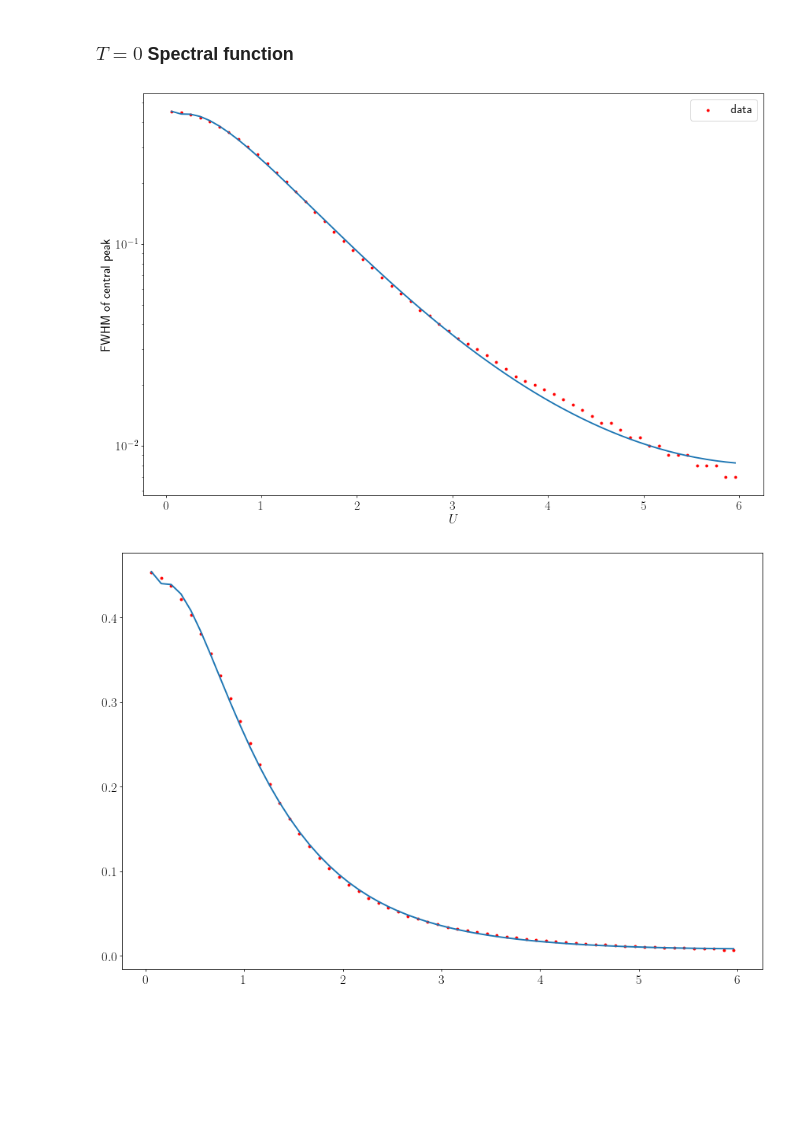
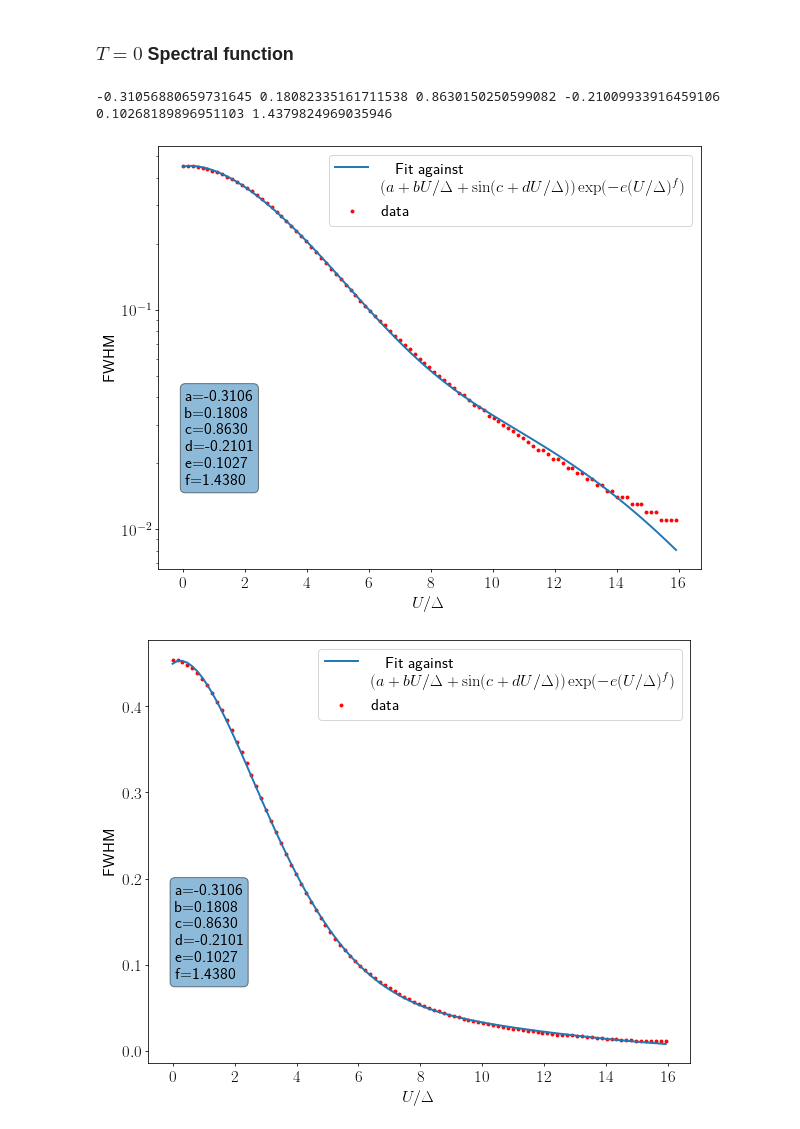
Before and after one commit to abhirup-m/Tiling-Embedded-Esiam, a Jupyter notebook: siam_spec_func.ipynb, the cells around one changed output. Cells and saved outputs as stored; diff of their text form; code cells hidden in the pictures; blank space fills up the shorter version.

```diff
--- a/siam_spec_func.ipynb
+++ b/siam_spec_func.ipynb
@@ -15,12 +15,12 @@ settings.num_cpus = 100
 font = {'size'   : 17}
 matplotlib.rc('font', **font)
 matplotlib.rcParams['text.usetex'] = True
-plt.rcParams["figure.figsize"]= 15, 10
+plt.rcParams["figure.figsize"]= 10, 8
 plt.rcParams['figure.dpi'] = 70
 matplotlib.rcParams['lines.linewidth'] = 2
 plt.rcParams['axes.grid'] = False
 plt.rcParams['axes.grid.which'] = "both"
-props = dict(boxstyle='round', facecolor='wheat', alpha=0.5)
+props = dict(boxstyle='round', alpha=0.5)
 # %% [markdown]
 ### Creating Hamiltonian manually
 # %%
@@ -226,44 +235,58 @@ fig2.savefig("merged_all.pdf", bbox_inches='tight')
 plt.show()
 # %%
-def fit_func(x, A, B, F, C, G):
-    return (A + B*x + C/x)*np.exp(-F*abs(x) + G*x**(2))
-
+def fit_func(x, A, B, C, D, E, F):
+    return (A + B*x + np.sin(C+D*x))*np.exp(-E*x**F)
 
 
 V = 0.1
 t = 0.05
 delta = np.pi*V**2/(2*t)
 Nk = 4
 a = 1
 k_bath = 2*np.pi*np.arange(0, Nk)/(a*Nk)
 Ek_0 = -2*t*np.cos(k_bath*a)
 
 w_range = get_wrange(5, 10000, p=1)
 w_cut = 10**(-4)
 
 non_int_ht = get_nonint_ht(Ek_0, V)
 
-U_range = np.arange(0.06, 6.01, 0.01)
+U_range = np.arange(0, 5.01, 0.05)
 fwhm = []
 for U in U_range:
     A = spec_func_U(U, Ek_0, V, non_int_ht)
     fwhm.append(get_FWHM(w_range, A))
-A, B, F, C, G = curve_fit(fit_func, U_range, fwhm)[0]
-# print (A, B, C, D, F, G)
-fit_arr = [fit_func(U, A, B, F, C, G) for U in U_range]
-plt.scatter(U_range, fwhm, marker=".", color='r', label="data")
-# plt.plot(U_range, fit_arr, label=r"$({} + {}U + {}\times U^2) \exp(-{}\times U)$".format(round(A,2), round(B,2), round(C,2), round(D,2)))
-plt.plot(U_range, fit_arr)
+
+A, B, C, D, E, F = curve_fit(fit_func, U_range/delta, fwhm, maxfev=10000)[0]
+print(A, B, C, D, E, F)
+textstr = '\n'.join((
+    'a=%.4f' % A,
+    'b=%.4f' % B,
+    'c=%.4f' % C,
+    'd=%.4f' % D,
+    'e=%.4f' % E,
+    'f=%.4f' % F))
+fit_arr = [fit_func(U, A, B, C, D, E, F) for U in U_range/delta]
+plt.scatter(U_range/delta, fwhm, marker=".", color='r', label="data")
+plt.plot(U_range/delta, fit_arr, label=r"Fit against\\$(a + bU/\Delta + \sin(c+dU/\Delta))\exp(-e (U/\Delta)^f)$")
+ax = plt.gca()
+plt.text(0.05, 0.2, textstr, transform = ax.transAxes, size=17, bbox=props, horizontalalignment="left", fontfamily="monospaced")
+plt.yscale("log")
+plt.xlabel(r"$U/\Delta$")
+plt.ylabel(r"FWHM")
 plt.legend()
-plt.xlabel(r"$U$")
-plt.ylabel(r"FWHM of central peak")
-plt.yscale("log")
-# plt.savefig("width_vs_U_fit.pdf", bbox_inches='tight')
+plt.savefig("fwhm_vs_U_fit_log.pdf", bbox_inches='tight')
 plt.show()
-plt.scatter(U_range, fwhm, marker=".", color='r', label="data")
-# plt.plot(U_range, fit_arr, label=r"$({} + {}U + {}\times U^2) \exp(-{}\times U)$".format(round(A,2), round(B,2), round(C,2), round(D,2)))
-plt.plot(U_range, fit_arr)
+plt.scatter(U_range/delta, fwhm, marker=".", color='r', label="data")
+plt.plot(U_range/delta, fit_arr, label=r"Fit against\\$(a + bU/\Delta + \sin(c+dU/\Delta))\exp(-e (U/\Delta)^f)$")
+ax = plt.gca()
+plt.text(0.05, 0.2, textstr, transform = ax.transAxes, size=17, bbox=props, horizontalalignment="left", fontfamily="monospaced")
+plt.legend()
+plt.xlabel(r"$U/\Delta$")
+plt.ylabel(r"FWHM")
+plt.savefig("fwhm_vs_U_fit.pdf", bbox_inches='tight')
 plt.show()
 # %% [output]
+-0.31056880659731645 0.18082335161711538 0.8630150250599082 -0.21009933916459106 0.10268189896951103 1.4379824969035946
-[figure, old version]
+[figure, new version]
-[figure, old version]
+[figure, new version]
```
Also changed, not shown: parts of 2 cells of this notebook.
